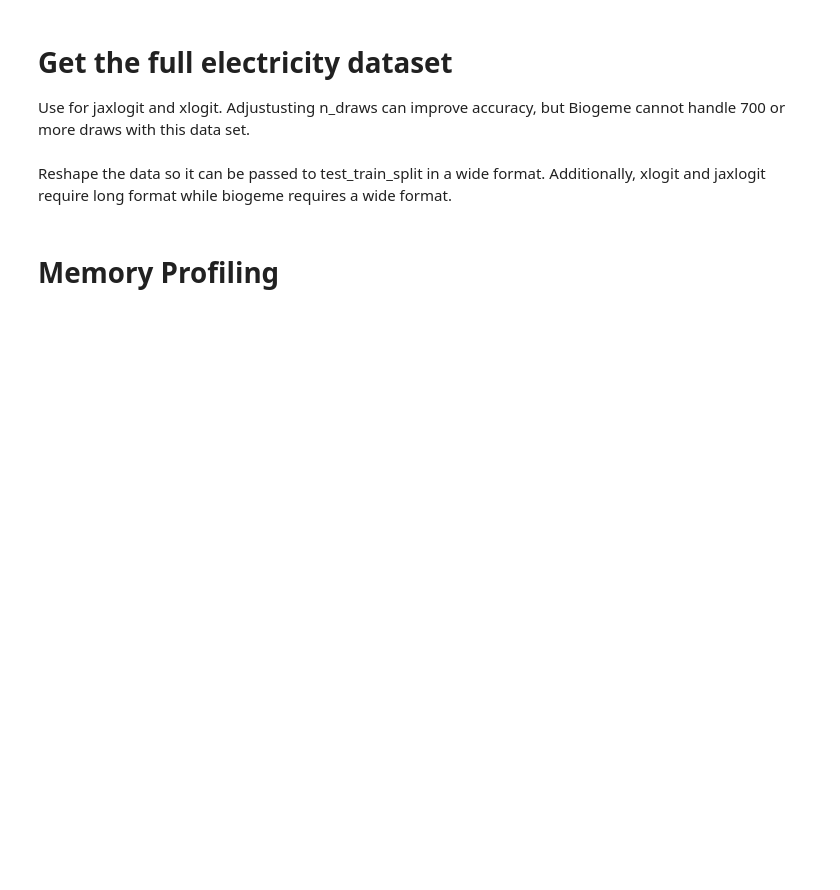
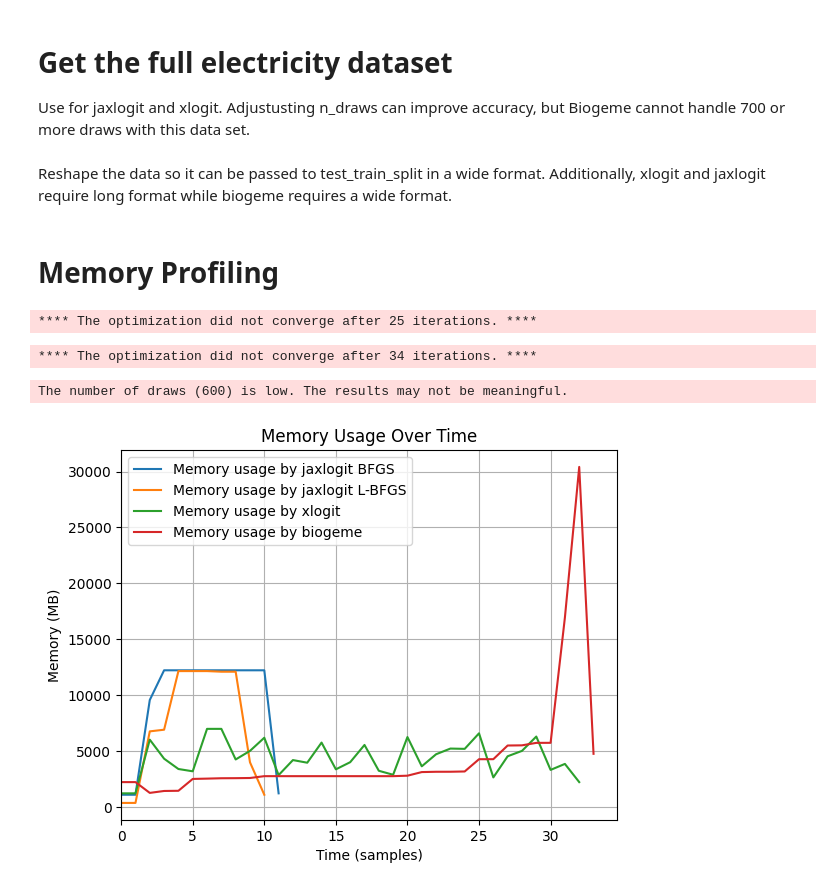
Before and after one commit to outerl/jaxlogit, a Jupyter notebook: examples/graphs/comparison_graphs_memory.ipynb, the cells around one changed output. Cells and saved outputs as stored; diff of their text form; code cells hidden in the pictures; blank space fills up the shorter version.

Commit message:
add memory and timing graphs

```diff
--- a/examples/graphs/comparison_graphs_memory.ipynb
+++ b/examples/graphs/comparison_graphs_memory.ipynb
@@ -46,7 +53,7 @@ rdf_predict = pd.DataFrame(columns=["package", "time"])
 # %% [markdown]
 Reshape the data so it can be passed to test_train_split in a wide format. Additionally, xlogit and jaxlogit require long format while biogeme requires a wide format.
 # %%
-df_long = pd.read_csv(pathlib.Path.cwd().parent.parent / "electricity_long.csv")
+df_long = pd.read_csv(pathlib.Path.cwd().parent / "electricity_long.csv")
 choice_df = df_long.loc[df_long['choice'] == 1, ['id', 'chid', 'alt']]
 choice_df = choice_df.rename(columns={'alt': 'choice'})
 df_wide = df_long.pivot(index=['id', 'chid'], columns='alt', values=varnames)
@@ -72,7 +79,7 @@ panels = df_long['id']
 # %%
 from memory_profiler import memory_usage
 # %%
-df = pd.read_csv(pathlib.Path.cwd() / "electricity_long.csv") # get a clean version
+df = pd.read_csv(pathlib.Path.cwd().parent / "electricity_long.csv") # get a clean version
 varnames = ['pf', 'cl', 'loc', 'wk', 'tod', 'seas']
 n_draws = 5000
 
@@ -123,12 +130,28 @@ V = {
     for j in [1,2,3,4]
 }
 # %%
+model_jax = MixedLogit()
 config = ConfigData(
     panels=df['id'],
     n_draws=5000,
     skip_std_errs=True,  # skip standard errors to speed up the example
     batch_size=None,
-    optim_method="L-BFGS-B",
+    optim_method="L-BFGS",
 )
-mem_usage_j = memory_usage((model_jax.fit, (df[varnames], df['choice'], varnames, df['alt'], df['chid'], randvars, config)), interval=5.0, multiprocess=True)
+
+mem_usage_j_l = memory_usage((model_jax.fit, (df[varnames], df['choice'], varnames, df['alt'], df['chid'], randvars, config)), interval=5.0, multiprocess=True)
+# %% [output]
+**** The optimization did not converge after 25 iterations. ****
+# %%
+model_jax = MixedLogit()
+config = ConfigData(
+    panels=df['id'],
+    n_draws=5000,
+    skip_std_errs=True,  # skip standard errors to speed up the example
+    batch_size=None,
+    optim_method="BFGS",
+)
+mem_usage_j = memory_usage((model_jax.fit, (df[varnames], df['choice'], varnames, df['alt'], df['chid'], randvars, config)), interval=5.0, multiprocess=True)
+# %% [output]
+**** The optimization did not converge after 34 iterations. ****
 # %%
@@ -164,18 +189,26 @@ def biogeme_running(V, choice):
     results = the_biogeme.estimate()
 
 mem_usage_biogeme = memory_usage((biogeme_running, (V, choice)), interval=5.0, multiprocess=True)
+# %% [output]
+The number of draws (600) is low. The results may not be meaningful.
 # %%
 import matplotlib.pyplot as plt
 
-plt.plot(mem_usage_j, label="Memory usage by jaxlogit")
+plt.plot(mem_usage_j, label="Memory usage by jaxlogit BFGS")
+plt.plot(mem_usage_j_l, label="Memory usage by jaxlogit L-BFGS")
 plt.plot(mem_usage_x, label="Memory usage by xlogit")
-plt.plot(mem_usage_medium_batch, label="Memory usage by jaxlogit using batches")
+# plt.plot(mem_usage_medium_batch, label="Memory usage by jaxlogit BFGS using batches")
+# plt.plot(mem_usage_medium_batch_l, label="Memory usage by jaxlogit L-BFGS using batches")
 plt.plot(mem_usage_biogeme, label="Memory usage by biogeme")
 plt.xlim(left=0)
 plt.xlabel("Time (samples)")
 plt.ylabel("Memory (MB)")
 plt.title("Memory Usage Over Time")
 plt.legend()
 plt.grid(True)
 plt.savefig("memory_comparison")
 plt.show()
+
+# no jit usage here
+# %% [output]
+[figure, added]
```
Also changed, not shown: parts of 4 cells of this notebook, 5 other files.
